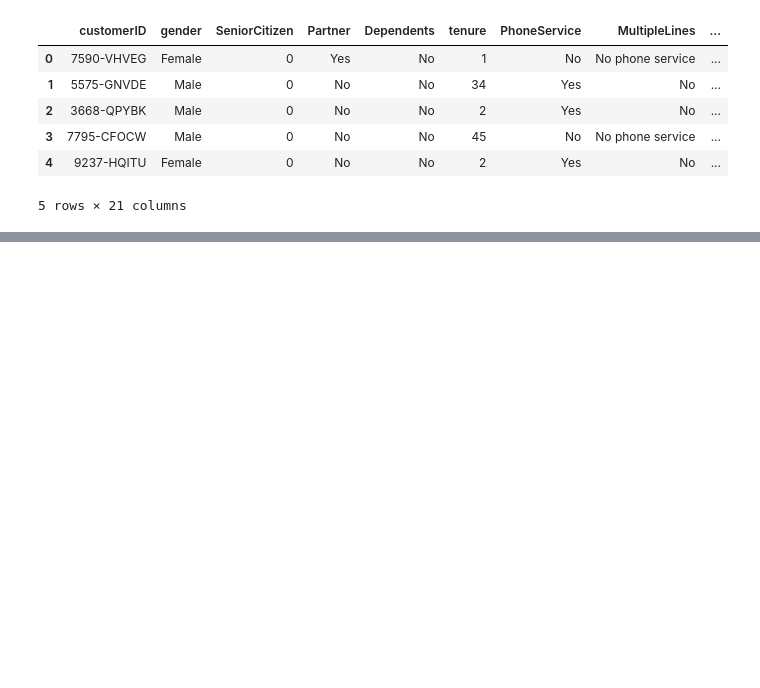
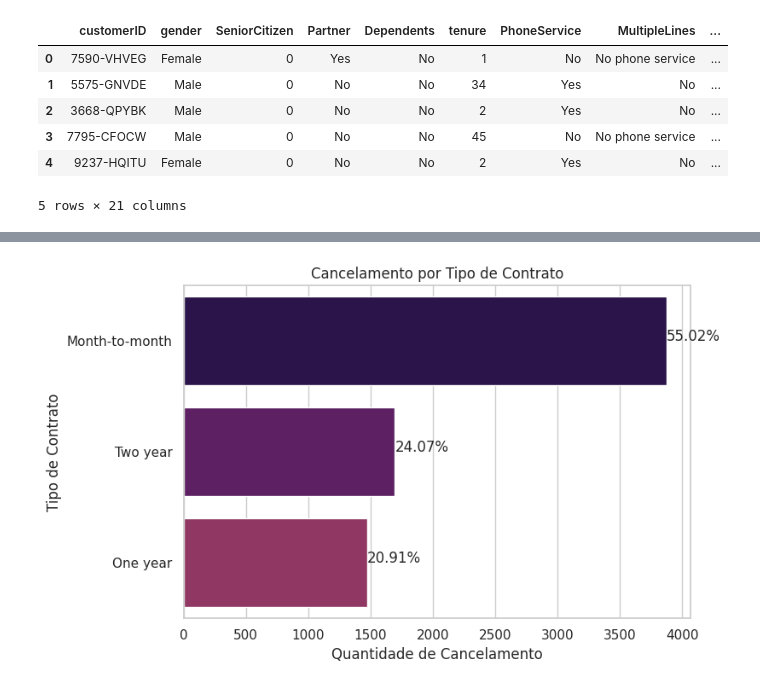
Before and after one commit to SarahFeanor/Portfolio-DataScience, a Jupyter notebook: Churn_Prediction.ipynb, the cells around one changed output, grey strips where cells are left out. Drawn from its saved outputs; the diff is of its cells as text; code cells hidden in the pictures; blank space fills up the shorter version.

```diff
--- a/Churn_Prediction.ipynb
+++ b/Churn_Prediction.ipynb
@@ -113,0 +331,30 @@ df.head()
+# %%
+# Plotar gráfico para as informações obtidas
+plt.figure(figsize=(8, 5))
+
+# Define informações iniciais referentes à coloração
+sns.set(style="whitegrid")
+sns.set_palette("inferno")
+
+# Gráfico da quantidade de cancelamento por tipo de contrato
+ax = sns.barplot(
+    x=list(df.Contract.value_counts().values),
+    y=list(df.Contract.value_counts().index),
+    order=df.Contract.value_counts().sort_values(ascending=False).index
+)
+ax.set_xlabel('Quantidade de Cancelamento')
+ax.set_ylabel('Tipo de Contrato')
+ax.set_title("Cancelamento por Tipo de Contrato")
+plt.tight_layout()
+
+# Adicionar porcentagens nas barras
+total = sum(df.Contract.value_counts().values)
+for p in ax.patches:
+    percentage = f'{100 * p.get_width() / total:.2f}%'
+    x = p.get_x() + p.get_width() + 0.02
+    y = p.get_y() + p.get_height() / 2
+    ax.annotate(percentage, (x, y))
+
+plt.show()
+# %% [output]
+[figure, added]
```
Also changed, not shown: parts of 81 cells of this notebook.
